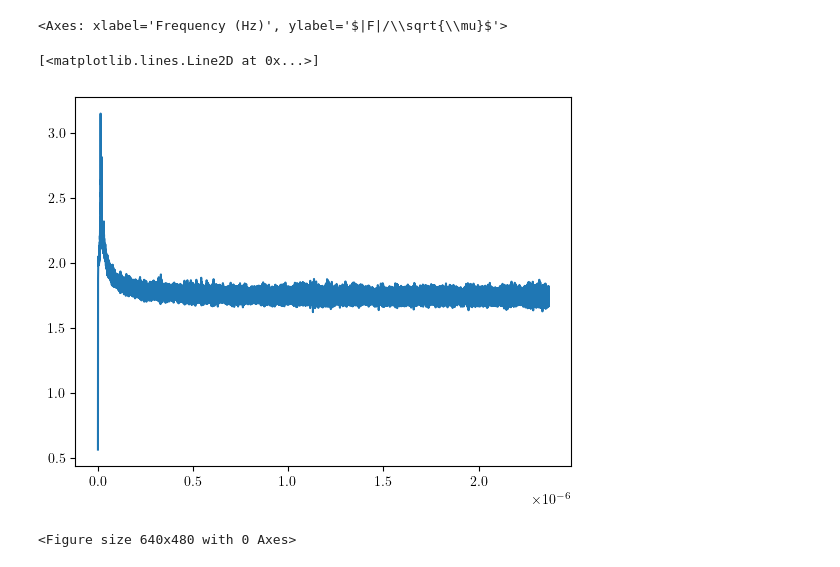
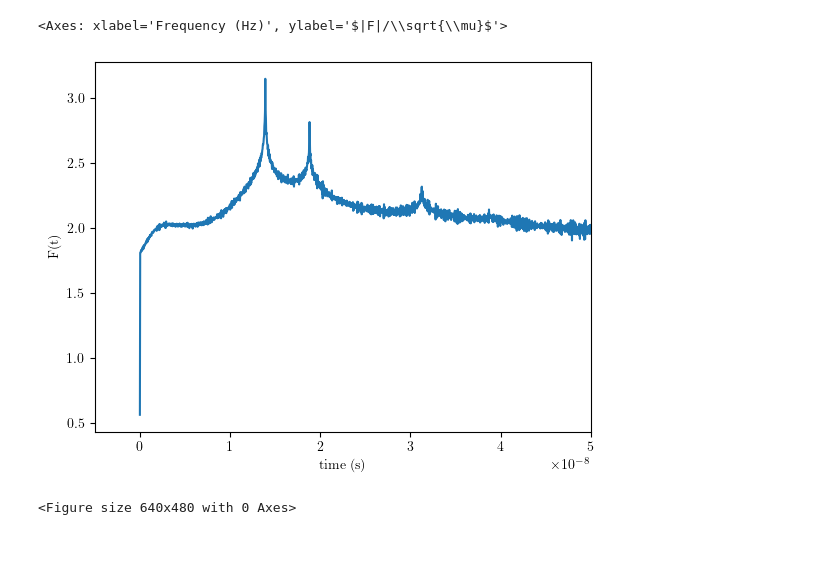
Before and after one commit to manchunyeung/wolensing, a Jupyter notebook: wolensing/success/type1/5m_2.ipynb, the cells around one changed output. Saved outputs shown, nothing was run; the diff lists cells and outputs as text; code cells hidden in the pictures.

```diff
--- a/wolensing/success/type1/5m_2.ipynb
+++ b/wolensing/success/type1/5m_2.ipynb
@@ -310,9 +310,12 @@ total time 10.99999
 <Axes: xlabel='Frequency (Hz)', ylabel='$|F|/\\sqrt{\\mu}$'>
 # %%
 plt.plot(ts, Ft)
+plt.xlim(-0.5e-8, 0.5e-7)
+plt.xlabel('time (s)')
+plt.ylabel('F(t)')
+plt.savefig('5Ft.pdf')
 # %% [output]
-[<matplotlib.lines.Line2D at 0x...>]
-[figure, old version]
+[figure, new version]
 # %%
 amplification.plot_freq(smooth=False)
 # %% [output]
```
Also changed, not shown: parts of 6 cells of this notebook, 7 other files.
